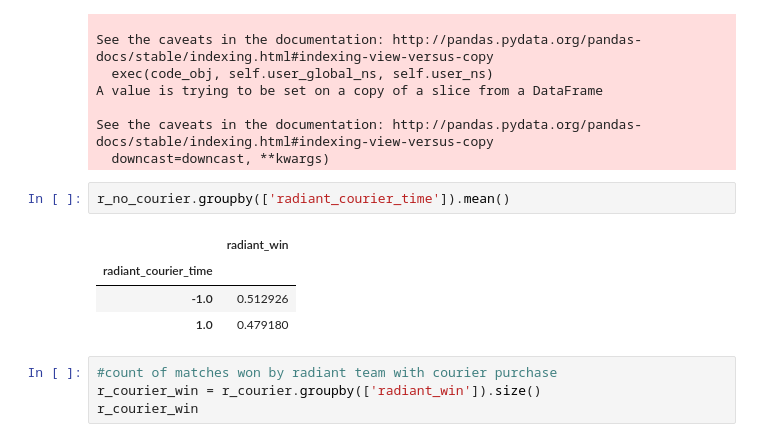
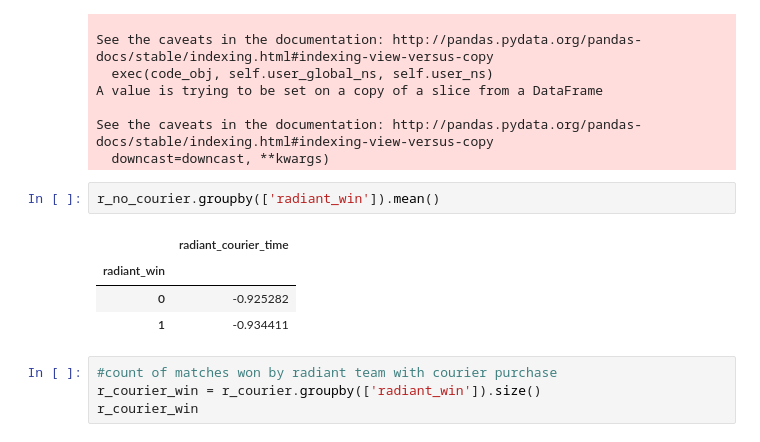
Before and after one commit to nathanConn/Springboard, a Jupyter notebook: Capstone 1.ipynb, the cells around one changed output. Cells and saved outputs as stored; diff of their text form.

```diff
--- a/Capstone 1.ipynb
+++ b/Capstone 1.ipynb
@@ -368,12 +330,12 @@ A value is trying to be set on a copy of a slice from a DataFrame
 See the caveats in the documentation: http://pandas.pydata.org/pandas-docs/stable/indexing.html#indexing-view-versus-copy
   downcast=downcast, **kwargs)
 # %%
-r_no_courier.groupby(['radiant_courier_time']).mean()
+r_no_courier.groupby(['radiant_win']).mean()
 # %% [output]
-|  | radiant_win |
-| radiant_courier_time |  |
-| -1.0 | 0.512926 |
-| 1.0 | 0.479180 |
+|  | radiant_courier_time |
+| radiant_win |  |
+| 0 | -0.925282 |
+| 1 | -0.934411 |
 # %%
 #count of matches won by radiant team with courier purchase
 r_courier_win = r_courier.groupby(['radiant_win']).size()
```
Also changed, not shown: parts of 24 cells of this notebook, 1 other file.
